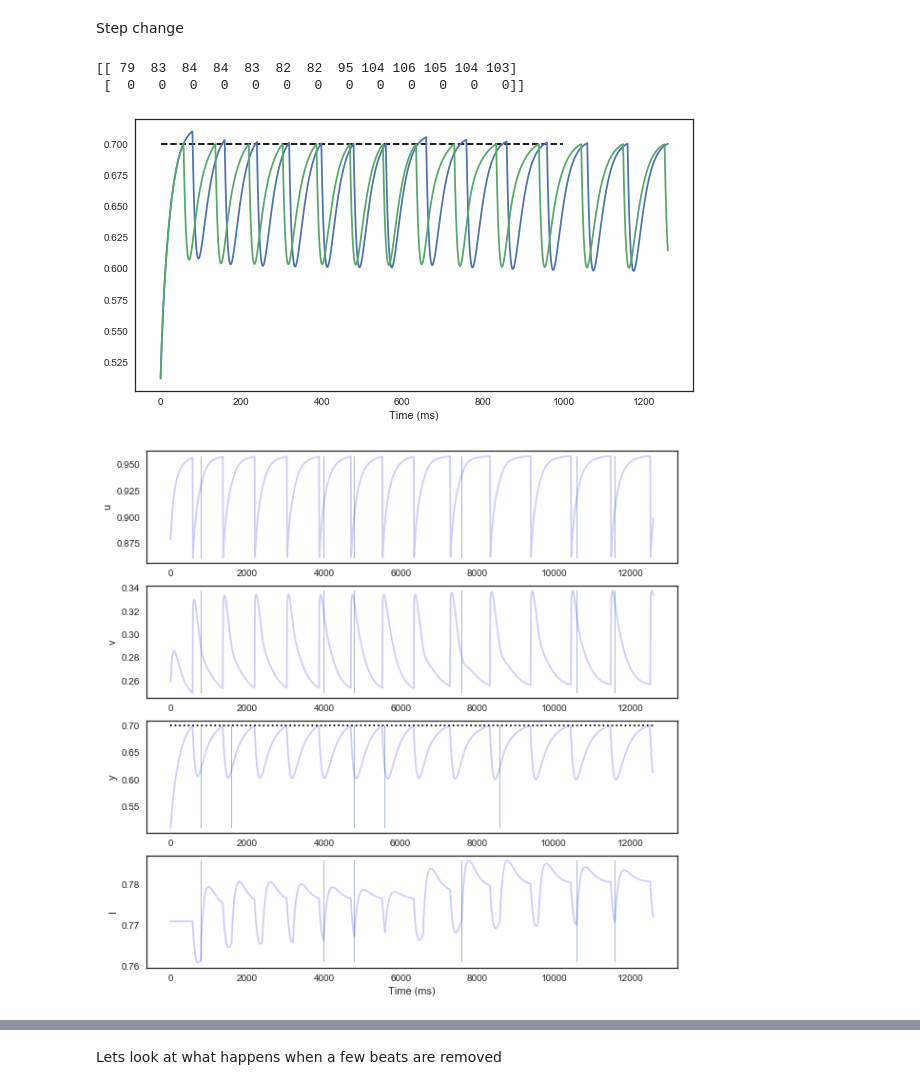
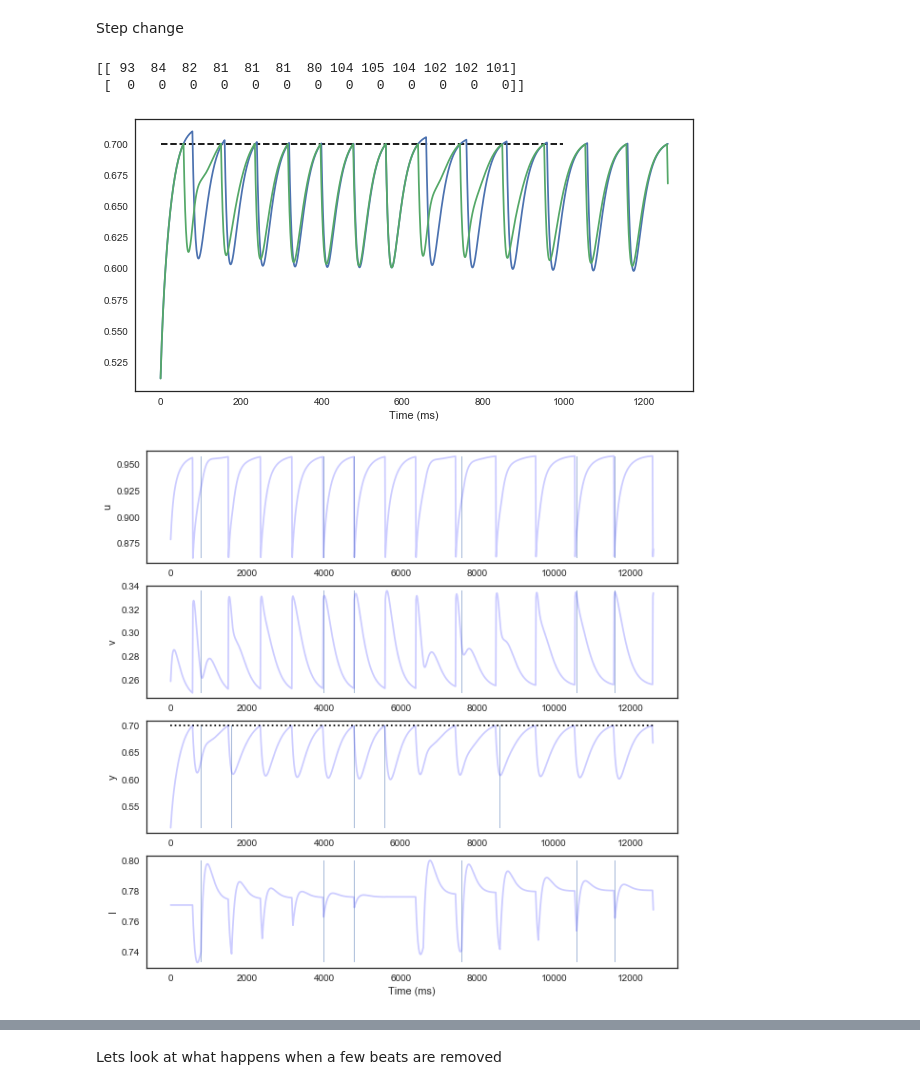
Before and after one commit to jazlab/SE_NL_MJ_2020, a Jupyter notebook: SynchronizationNetwork.ipynb, the cells around one changed output, grey strips where cells are left out. Cells and saved outputs as stored; diff of their text form; code cells hidden in the pictures.

```diff
--- a/SynchronizationNetwork.ipynb
+++ b/SynchronizationNetwork.ipynb
@@ -1034,24 +1034,24 @@ Step change
 # %%
 usim, vsim, ysim, Ilst, siglst, u_p, v_p, y_p, I_p, production_lst = simulate_synchronization2(ntrials=1,
                                                                                durations=[800, 800, 800, 800, 800, 800, 800, 1000, 1000, 1000, 1000, 1000, 1000, 1000],
-                                                                               sigma=0.0, K=3, initI=0.771, alpha = 0.1)
+                                                                               sigma=0.0, K=3, initI=0.771, alpha = 0.4)
 
 plt.figure(figsize=(10, 5))
 #a = remove_nan_transpose(siglst)
 #for i in range(len(a)):
 #    plt.plot(np.arange(len(a[i])) * 10, a[i], 'b', alpha=0.1)
 plt.plot(ysim)
 plt.plot(y_p)
 plt.xlabel('Time (ms)')
 #plt.ylabel('y')
 plt.hlines(0.7, 0, 1000*10/PARAMS_DICT['dt'], linestyles='--')
 print(np.diff(np.nonzero(production_lst)))
 plot_simulation_parallel(u_p, v_p, y_p, I_p, siglst, PARAMS_DICT)
 # %% [output]
-[[ 79  83  84  84  83  82  82  95 104 106 105 104 103]
+[[ 93  84  82  81  81  81  80 104 105 104 102 102 101]
  [  0   0   0   0   0   0   0   0   0   0   0   0   0]]
-[figure, old version]
+[figure, new version]
-[figure, old version]
+[figure, new version]
 # %%
 asynch, press_times, flash_times = asynchronies(siglst,production_lst,PARAMS_DICT['dt'])
 isi, ipi, press_times, flash_times = isi_ipi(siglst,production_lst,PARAMS_DICT['dt'])
```
Also changed, not shown: parts of 19 cells of this notebook, 8 other files.
